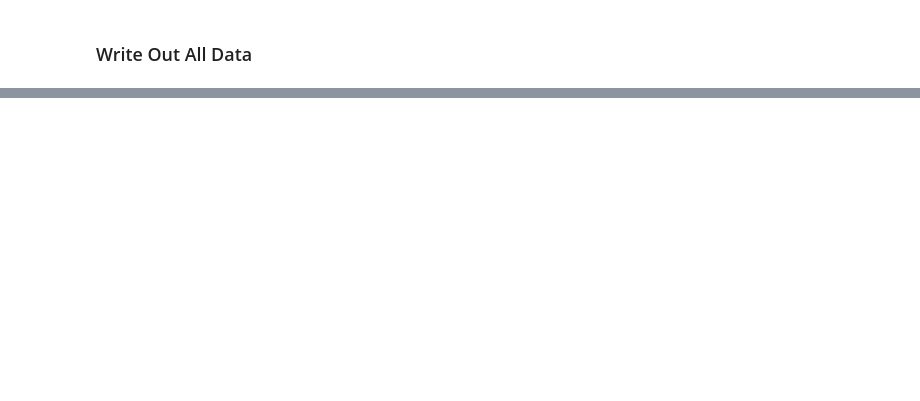
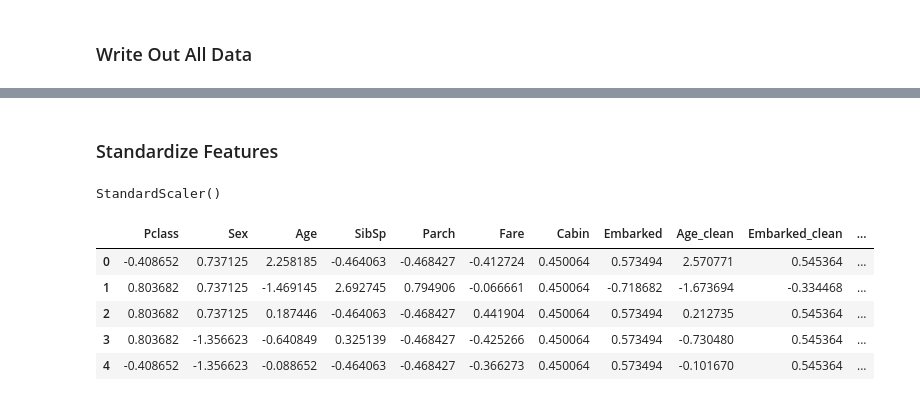
Before and after one commit to arifaygun/Magnimind-ML, a Jupyter notebook: AA_AML_Feature_Engineering.ipynb, the cells around one changed output, grey strips where cells are left out. Saved outputs shown, nothing was run; the diff lists cells and outputs as text; code cells hidden in the pictures; blank space fills up the shorter version.

```diff
--- a/AA_AML_Feature_Engineering.ipynb
+++ b/AA_AML_Feature_Engineering.ipynb
@@ -1350,0 +1368,11 @@ y_test.to_csv('../../../data/split_data/test_labels.csv', index=False)
+# %%
+# Read in data
+import pandas as pd
+from sklearn.preprocessing import StandardScaler
+
+%cd /content/drive/My Drive/Datasets/LinkedinDS/
+
+titanic_train = pd.read_csv('train_features.csv')
+titanic_val = pd.read_csv('val_features.csv')
+titanic_test = pd.read_csv('test_features.csv')
+titanic_train.head()
@@ -1350,0 +1387,24 @@ y_test.to_csv('../../../data/split_data/test_labels.csv', index=False)
+# %% [markdown]
+### Standardize Features
+# %%
+# Fit the scaler on the training data
+scaler = StandardScaler()
+scaler.fit(titanic_train)
+# %% [output]
+StandardScaler()
+# %%
+# Scale the training, test, and validation sets
+features = titanic_train.columns
+
+titanic_train[features] = scaler.transform(titanic_train[features])
+titanic_val[features] = scaler.transform(titanic_val[features])
+titanic_test[features] = scaler.transform(titanic_test[features])
+
+titanic_train.head()
+# %% [output]
+|  | Pclass | Sex | Age | SibSp | Parch | Fare | Cabin | Embarked | Age_clean | Embarked_clean | ... |
+| 0 | -0.408652 | 0.737125 | 2.258185 | -0.464063 | -0.468427 | -0.412724 | 0.450064 | 0.573494 | 2.570771 | 0.545364 | ... |
+| 1 | 0.803682 | 0.737125 | -1.469145 | 2.692745 | 0.794906 | -0.066661 | 0.450064 | -0.718682 | -1.673694 | -0.334468 | ... |
+| 2 | 0.803682 | 0.737125 | 0.187446 | -0.464063 | -0.468427 | 0.441904 | 0.450064 | 0.573494 | 0.212735 | 0.545364 | ... |
+| 3 | 0.803682 | -1.356623 | -0.640849 | 0.325139 | -0.468427 | -0.425266 | 0.450064 | 0.573494 | -0.730480 | 0.545364 | ... |
+| 4 | -0.408652 | -1.356623 | -0.088652 | -0.464063 | -0.468427 | -0.366273 | 0.450064 | 0.573494 | -0.101670 | 0.545364 | ... |
```
Also changed, not shown: parts of 35 cells of this notebook.
